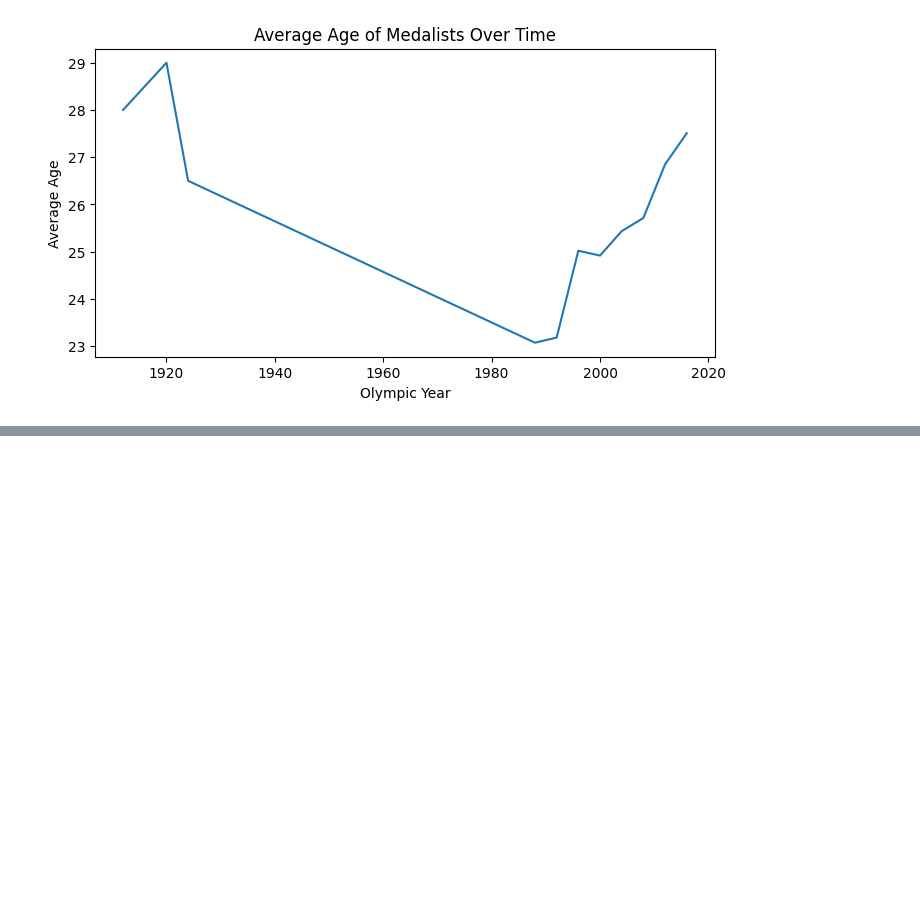
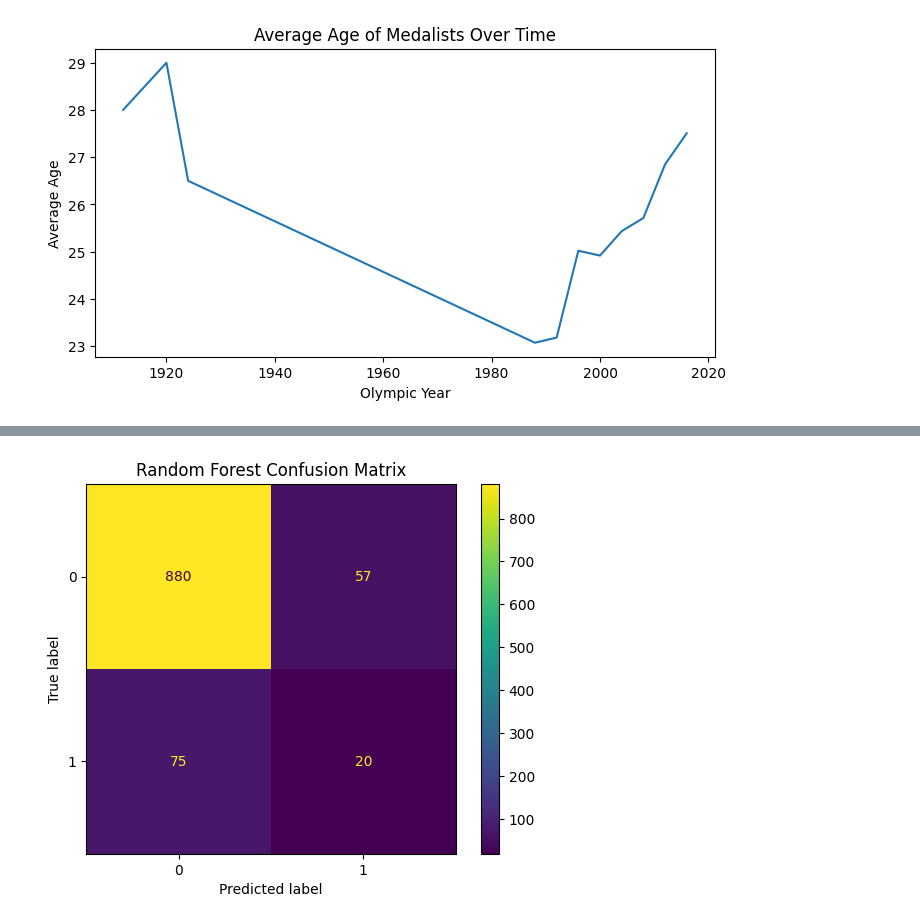
Before and after one commit to vp0716/Olympics, a Jupyter notebook: Olympics.ipynb, the cells around one changed output, grey strips where cells are left out. Saved outputs shown, nothing was run; the diff lists cells and outputs as text; code cells hidden in the pictures; blank space fills up the shorter version.

```diff
--- a/Olympics.ipynb
+++ b/Olympics.ipynb
@@ -436,0 +512,13 @@ plt.show()
+# %%
+from sklearn.metrics import ConfusionMatrixDisplay
+
+ConfusionMatrixDisplay.from_estimator(
+    rf_model,
+    X_test,
+    y_test)
+
+plt.title("Random Forest Confusion Matrix")
+
+plt.show()
+# %% [output]
+[figure, added]
```
Also changed, not shown: parts of 7 cells of this notebook.
